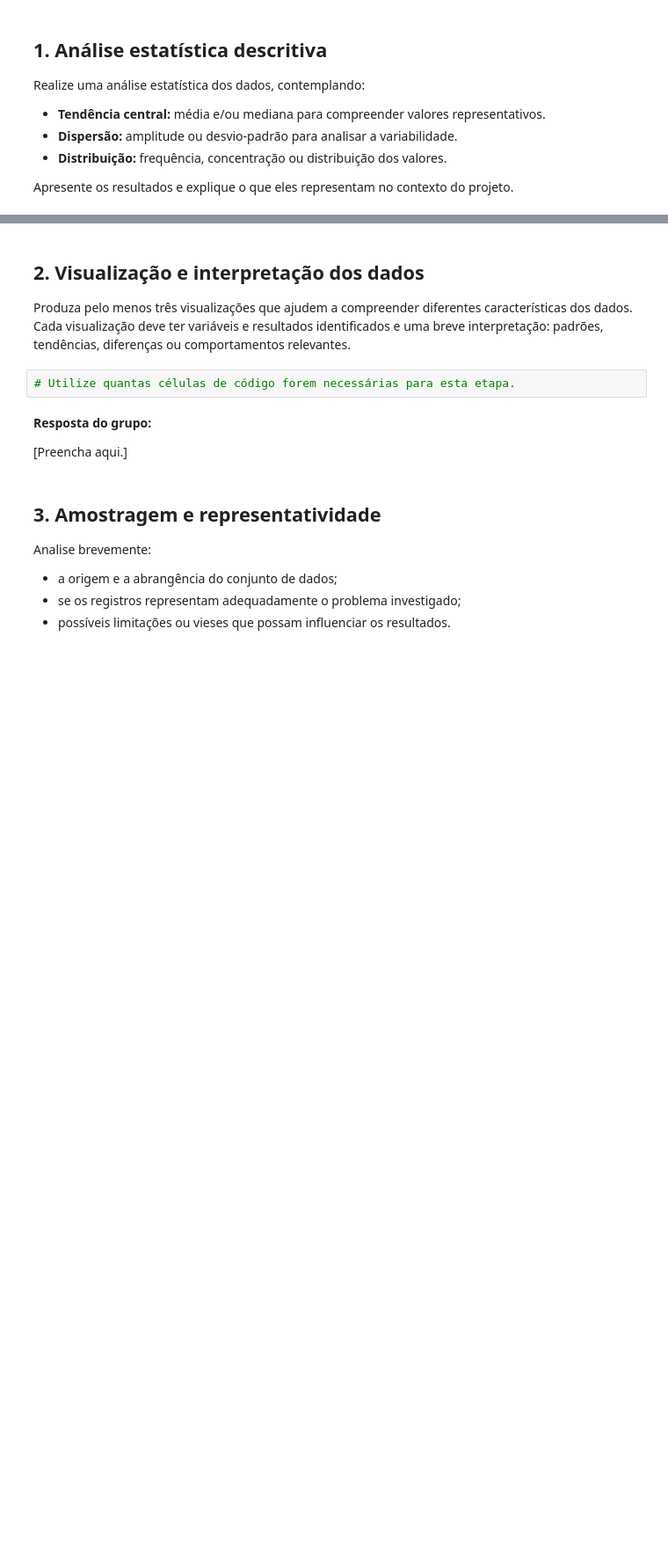
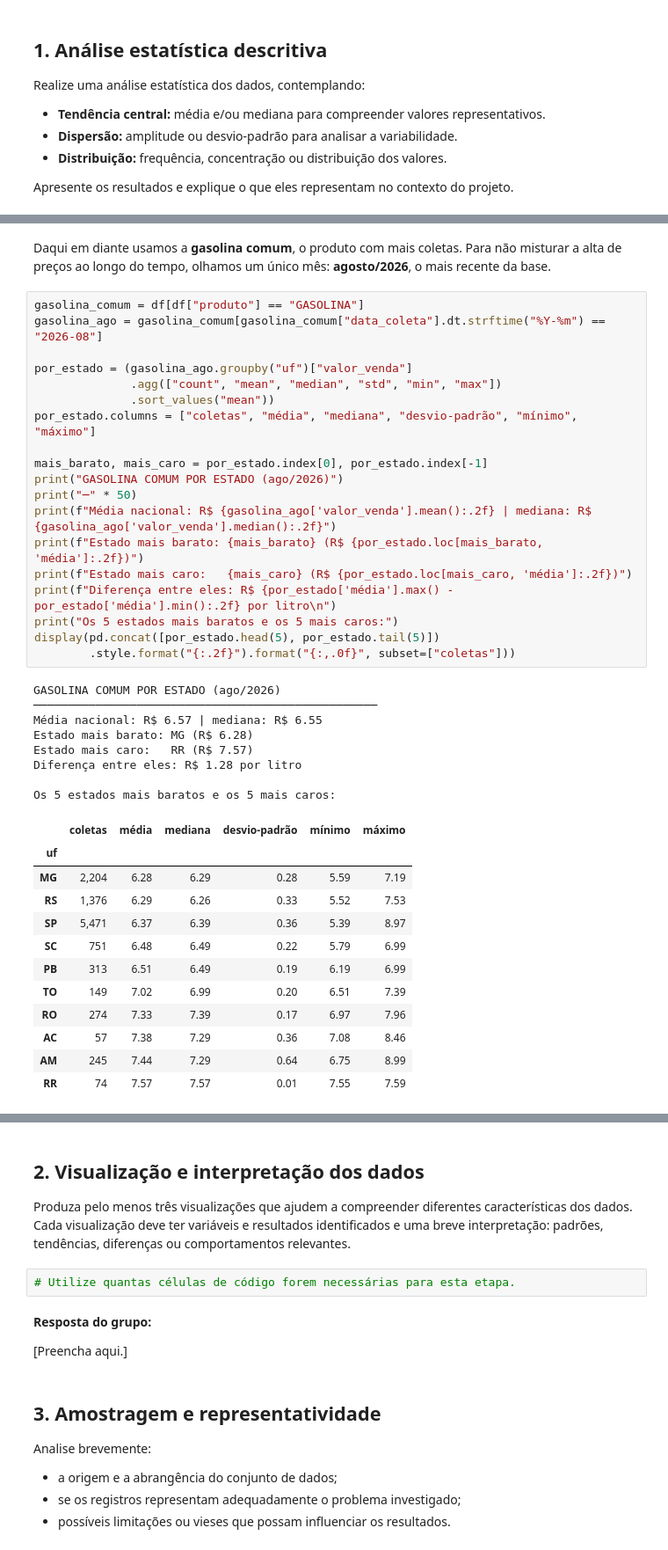
Before and after one commit to EduardoPereirabsi/PJBL01-Precos-combustiveis, a Jupyter notebook: PJBL_RA3_analise.ipynb, the cells around one changed output, grey strips where cells are left out. Shown at 88% size. Saved outputs shown, nothing was run; the diff lists cells and outputs as text; blank space fills up the shorter version.

```diff
--- a/PJBL_RA3_analise.ipynb
+++ b/PJBL_RA3_analise.ipynb
@@ -78,0 +99,42 @@ Apresente os resultados e explique o que eles representam no contexto do projeto
+# %% [markdown]
+Daqui em diante usamos a **gasolina comum**, o produto com mais coletas. Para não misturar a alta de preços ao longo do tempo, olhamos um único mês: **agosto/2026**, o mais recente da base.
+# %%
+gasolina_comum = df[df["produto"] == "GASOLINA"]
+gasolina_ago = gasolina_comum[gasolina_comum["data_coleta"].dt.strftime("%Y-%m") == "2026-08"]
+
+por_estado = (gasolina_ago.groupby("uf")["valor_venda"]
+              .agg(["count", "mean", "median", "std", "min", "max"])
+              .sort_values("mean"))
+por_estado.columns = ["coletas", "média", "mediana", "desvio-padrão", "mínimo", "máximo"]
+
+mais_barato, mais_caro = por_estado.index[0], por_estado.index[-1]
+print("GASOLINA COMUM POR ESTADO (ago/2026)")
+print("─" * 50)
+print(f"Média nacional: R$ {gasolina_ago['valor_venda'].mean():.2f} | mediana: R$ {gasolina_ago['valor_venda'].median():.2f}")
+print(f"Estado mais barato: {mais_barato} (R$ {por_estado.loc[mais_barato, 'média']:.2f})")
+print(f"Estado mais caro:   {mais_caro} (R$ {por_estado.loc[mais_caro, 'média']:.2f})")
+print(f"Diferença entre eles: R$ {por_estado['média'].max() - por_estado['média'].min():.2f} por litro\n")
+print("Os 5 estados mais baratos e os 5 mais caros:")
+display(pd.concat([por_estado.head(5), por_estado.tail(5)])
+        .style.format("{:.2f}").format("{:,.0f}", subset=["coletas"]))
+# %% [output]
+GASOLINA COMUM POR ESTADO (ago/2026)
+──────────────────────────────────────────────────
+Média nacional: R$ 6.57 | mediana: R$ 6.55
+Estado mais barato: MG (R$ 6.28)
+Estado mais caro:   RR (R$ 7.57)
+Diferença entre eles: R$ 1.28 por litro
+
+Os 5 estados mais baratos e os 5 mais caros:
+|  | coletas | média | mediana | desvio-padrão | mínimo | máximo |
+| uf |  |  |  |  |  |  |
+| MG | 2,204 | 6.28 | 6.29 | 0.28 | 5.59 | 7.19 |
+| RS | 1,376 | 6.29 | 6.26 | 0.33 | 5.52 | 7.53 |
+| SP | 5,471 | 6.37 | 6.39 | 0.36 | 5.39 | 8.97 |
+| SC | 751 | 6.48 | 6.49 | 0.22 | 5.79 | 6.99 |
+| PB | 313 | 6.51 | 6.49 | 0.19 | 6.19 | 6.99 |
+| TO | 149 | 7.02 | 6.99 | 0.20 | 6.51 | 7.39 |
+| RO | 274 | 7.33 | 7.39 | 0.17 | 6.97 | 7.96 |
+| AC | 57 | 7.38 | 7.29 | 0.36 | 7.08 | 8.46 |
+| AM | 245 | 7.44 | 7.29 | 0.64 | 6.75 | 8.99 |
+| RR | 74 | 7.57 | 7.57 | 0.01 | 7.55 | 7.59 |
```
Also changed, not shown: parts of 9 cells of this notebook.
